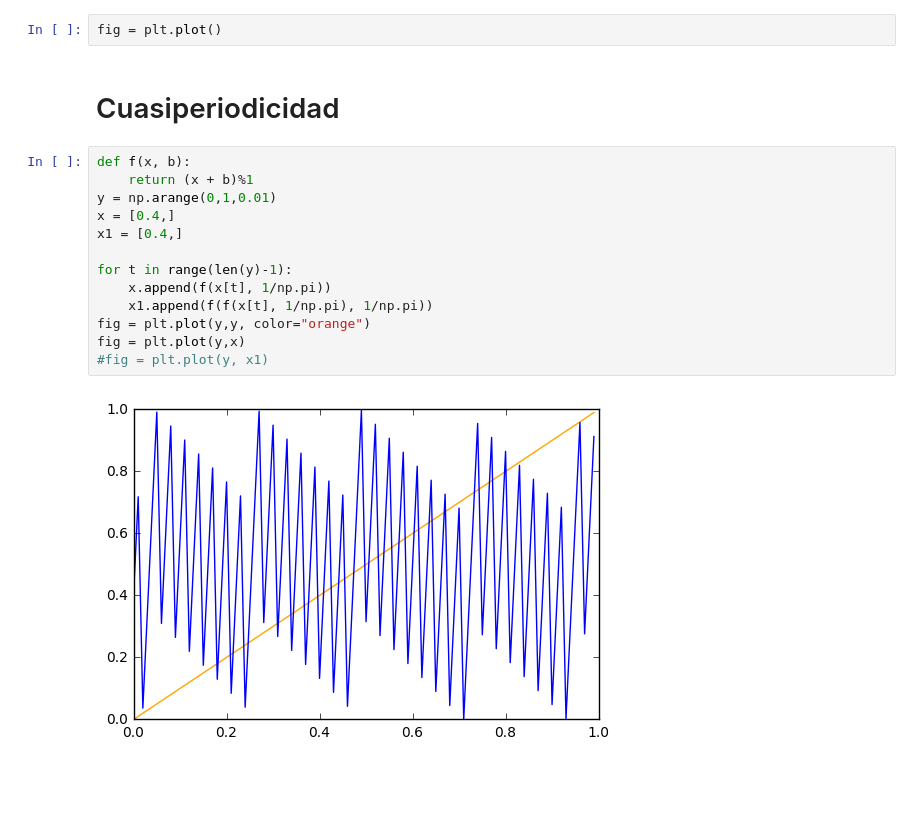
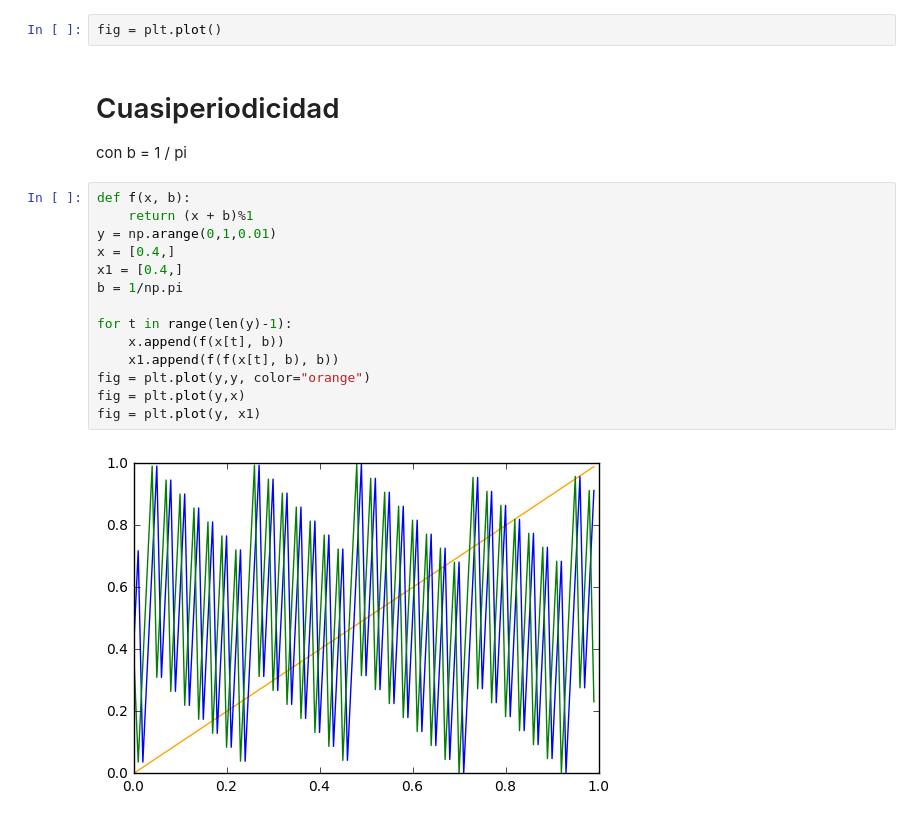
Before and after one commit to rgarcia-herrera/sistemas-dinamicos, a Jupyter notebook: estabilidad.ipynb, the cells around one changed output. Saved outputs shown, nothing was run; the diff lists cells and outputs as text; blank space fills up the shorter version.

```diff
--- a/estabilidad.ipynb
+++ b/estabilidad.ipynb
@@ -49,18 +49,21 @@ figura = plt.plot(x, [f(f(f(f(f(y))))) for y in x])
 fig = plt.plot()
 # %% [markdown]
 # Cuasiperiodicidad
+
+con b = 1 / pi
 # %%
 def f(x, b):
     return (x + b)%1
 y = np.arange(0,1,0.01)
 x = [0.4,]
 x1 = [0.4,]
+b = 1/np.pi
 
 for t in range(len(y)-1):
-    x.append(f(x[t], 1/np.pi))
-    x1.append(f(f(x[t], 1/np.pi), 1/np.pi))
+    x.append(f(x[t], b))
+    x1.append(f(f(x[t], b), b))
 fig = plt.plot(y,y, color="orange")
 fig = plt.plot(y,x)
-#fig = plt.plot(y, x1)
+fig = plt.plot(y, x1)
 # %% [output]
-[figure, old version]
+[figure, new version]
```
Also changed, not shown: parts of 6 cells of this notebook.
